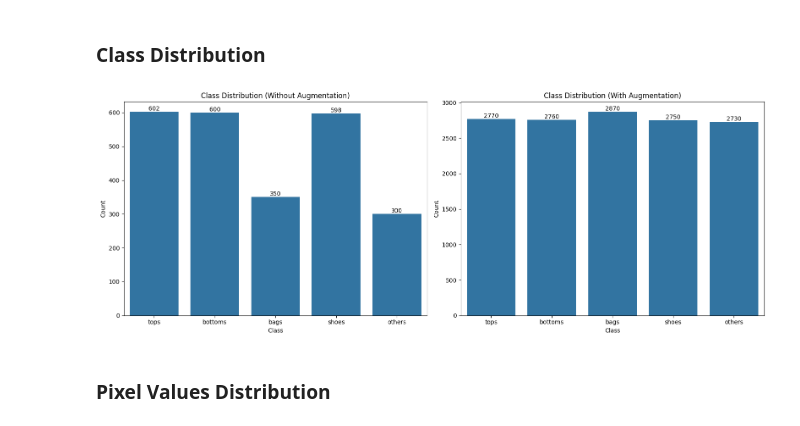
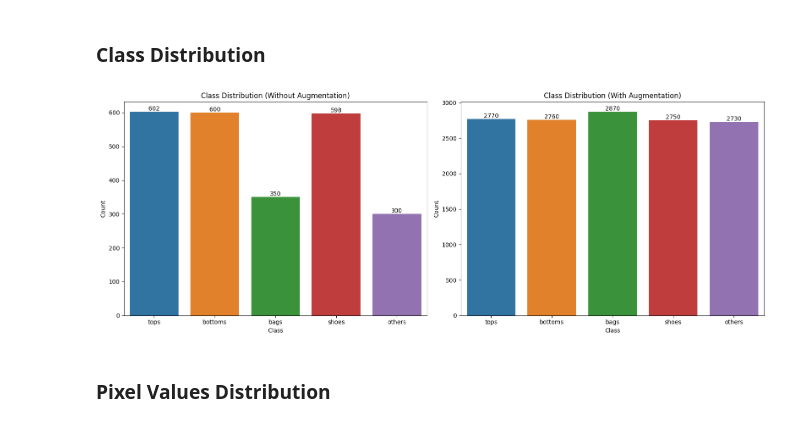
Before and after one commit to jarylongsq/IS4242-project, a Jupyter notebook: collated.ipynb, the cells around one changed output. Cells and saved outputs as stored; diff of their text form; code cells hidden in the pictures.

```diff
--- a/collated.ipynb
+++ b/collated.ipynb
@@ -258,36 +258,36 @@ plt.show()
 fig, axes = plt.subplots(nrows=1, ncols=2, figsize=(16, 6))
 
 # Plot the first countplot (without augmentation) on the first subplot
-sns.countplot(x='category', data=initial_dims_non_augmented, ax=axes[0])
+sns.countplot(x='category', data=initial_dims_non_augmented, ax=axes[0], hue="category")
 axes[0].set_title('Class Distribution (Without Augmentation)')
 axes[0].set_xlabel('Class')
 axes[0].set_ylabel('Count')
 
 # Annotate counts on top of each bar in the first plot
 for p in axes[0].patches:
     axes[0].annotate(f'{int(p.get_height())}', (p.get_x() + p.get_width() / 2., p.get_height()),
                      ha='center', va='center', fontsize=10, color='black', xytext=(0, 5),
                      textcoords='offset points')
 
 # Plot the second countplot (with augmentation) on the second subplot
-sns.countplot(x='category', data=initial_dimensions_df, ax=axes[1])
+sns.countplot(x='category', data=initial_dimensions_df, ax=axes[1], hue="category")
 axes[1].set_title('Class Distribution (With Augmentation)')
 axes[1].set_xlabel('Class')
 axes[1].set_ylabel('Count')
 
 # Annotate counts on top of each bar in the second plot
 for p in axes[1].patches:
     axes[1].annotate(f'{int(p.get_height())}', (p.get_x() + p.get_width() / 2., p.get_height()),
                      ha='center', va='center', fontsize=10, color='black', xytext=(0, 5),
                      textcoords='offset points')
 
 # Adjust layout
 plt.tight_layout()
 
 # Show the plots
 plt.show()
 # %% [output]
-[figure, old version]
+[figure, new version]
 # %% [markdown]
 ### Pixel Values Distribution
 # %%
```
